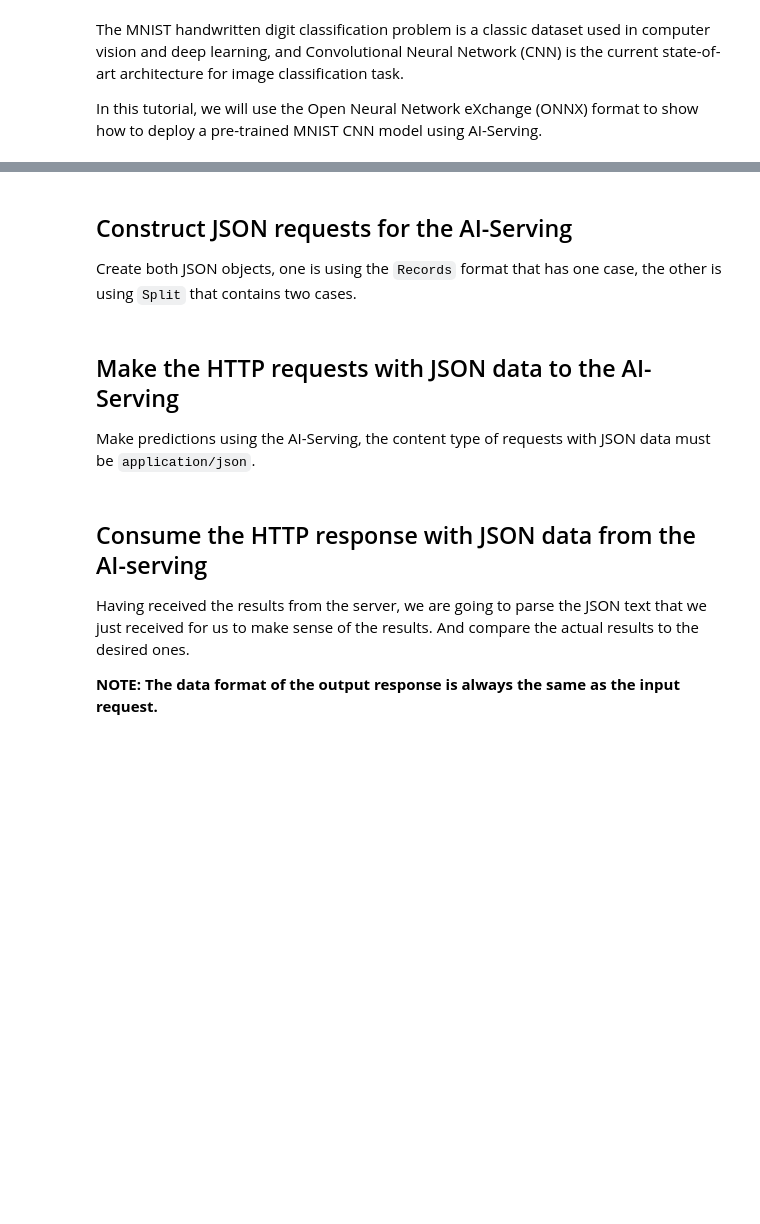
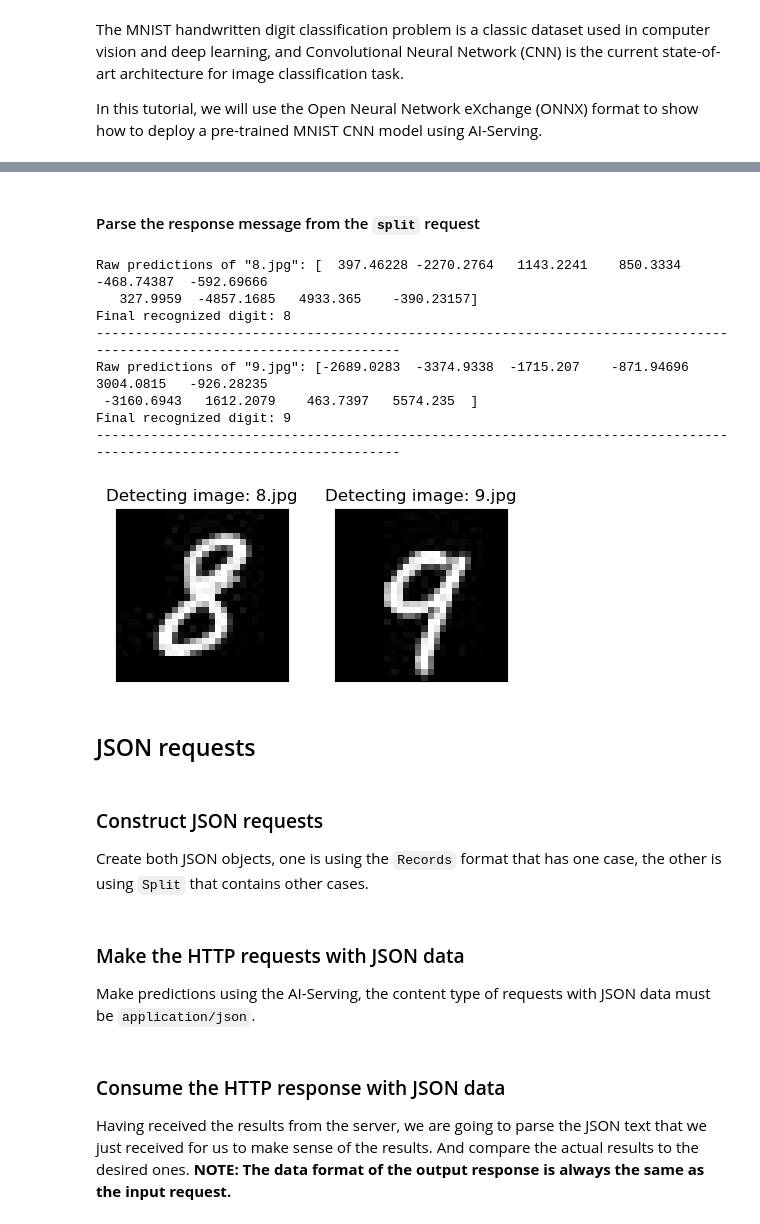
Before and after one commit to autodeployai/ai-serving, a Jupyter notebook: examples/AIServingMnistOnnxModel.ipynb, the cells around one changed output, grey strips where cells are left out. Saved outputs shown, nothing was run; the diff lists cells and outputs as text; code cells hidden in the pictures; blank space fills up the shorter version.

```diff
--- a/examples/AIServingMnistOnnxModel.ipynb
+++ b/examples/AIServingMnistOnnxModel.ipynb
@@ -231,6 +319,43 @@ print_output_and_compare_result(2, response_message.result.data[1].values[0].ten
+# %% [markdown]
+#### <a id="parse-binary-response-split"></a>Parse the response message from the `split` request
+# %%
+response_message = ai_serving_pb2.PredictResponse()
+response_message.ParseFromString(prediction_response_split.content)
+
+i = 2
+for x in response_message.result.data:
+    output_tensor_value = x.values[0].tensor_value
+    output_tensor_array = np.asarray(output_tensor_value.float_data, dtype=np.dtype('float32'))
+
+    # Print the prediction for the testing image
+    print('Raw predictions of "{}": {}'.format(images[i][0], output_tensor_array))
+    print('Final recognized digit: {}'.format(postprocess(output_tensor_array)))
+    print('-'*120)
+
+    # Add a subplot for the current digit.
+    plt.subplot(1, len(images) - 1, i - 1)
+    plt.tight_layout()
+    plt.imshow(images[i][1].reshape([28, 28]), cmap='gray', interpolation='none')
+    plt.title('Detecting image: {}'.format(images[i][0]))
+    plt.xticks([])
+    plt.yticks([])
+    i += 1
+plt.show()
+# %% [output]
+Raw predictions of "8.jpg": [  397.46228 -2270.2764   1143.2241    850.3334   -468.74387  -592.69666
+   327.9959  -4857.1685   4933.365    -390.23157]
+Final recognized digit: 8
+------------------------------------------------------------------------------------------------------------------------
+Raw predictions of "9.jpg": [-2689.0283  -3374.9338  -1715.207    -871.94696  3004.0815   -926.28235
+ -3160.6943   1612.2079    463.7397   5574.235  ]
+Final recognized digit: 9
+------------------------------------------------------------------------------------------------------------------------
+[figure, added]
+# %% [markdown]
+## <a id="json-request"></a>JSON requests
 # %% [markdown]
-## Construct JSON requests for the AI-Serving
-Create both JSON objects, one is using the `Records` format that has one case, the other is using `Split` that contains two cases.
+### <a id="construct-json-request"></a>Construct JSON requests
+Create both JSON objects, one is using the `Records` format that has one case, the other is using `Split` that contains other cases.
 # %%
 # Create a JSON object with records that contains only the first tensor.
 request_json_recoreds = {
@@ -247,7 +370,7 @@ request_json_split = {
     }
 }
 # %% [markdown]
-## Make the HTTP requests with JSON data to the AI-Serving
+### <a id="make-json-request"></a>Make the HTTP requests with JSON data
 Make predictions using the AI-Serving, the content type of requests with JSON data must be `application/json`.
 # %%
 # When version is omitted, the latest version is used.
@@ -257,7 +380,5 @@ prediction_url = base_url + '/v1/models/' + model_name
 prediction_json_response_records = requests.post(prediction_url, json=request_json_recoreds)
 prediction_json_response_split = requests.post(prediction_url, json=request_json_split)
 # %% [markdown]
-## Consume the HTTP response with JSON data from the AI-serving
-Having received the results from the server, we are going to parse the JSON text that we just received for us to make sense of the results. And compare the actual results to the desired ones.
-
-**NOTE: The data format of the output response is always the same as the input request.**
+### <a id="consume-json-response"></a>Consume the HTTP response with JSON data
+Having received the results from the server, we are going to parse the JSON text that we just received for us to make sense of the results. And compare the actual results to the desired ones. **NOTE: The data format of the output response is always the same as the input request.**
```
Also changed, not shown: parts of 39 cells of this notebook, 39 other files.
